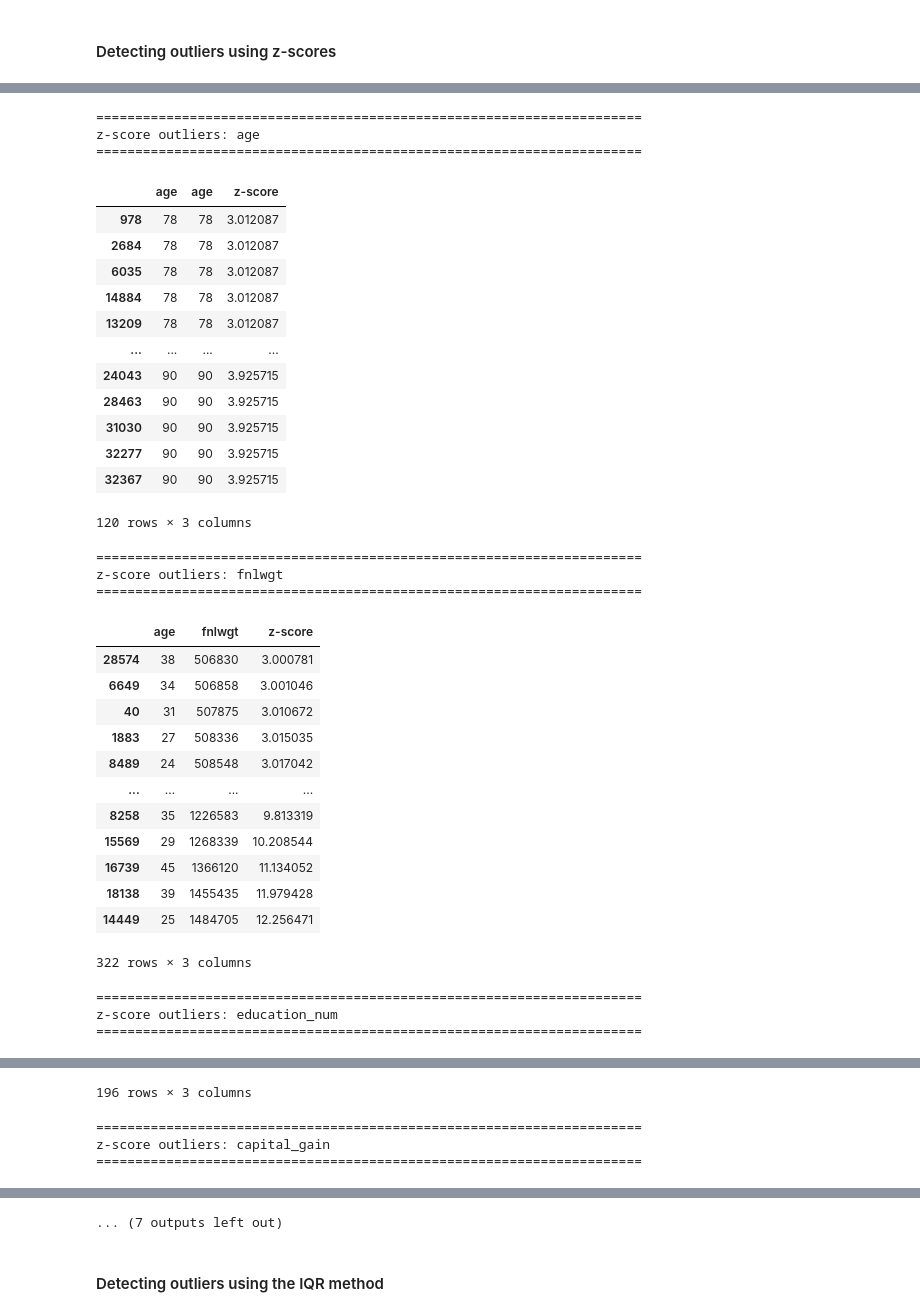
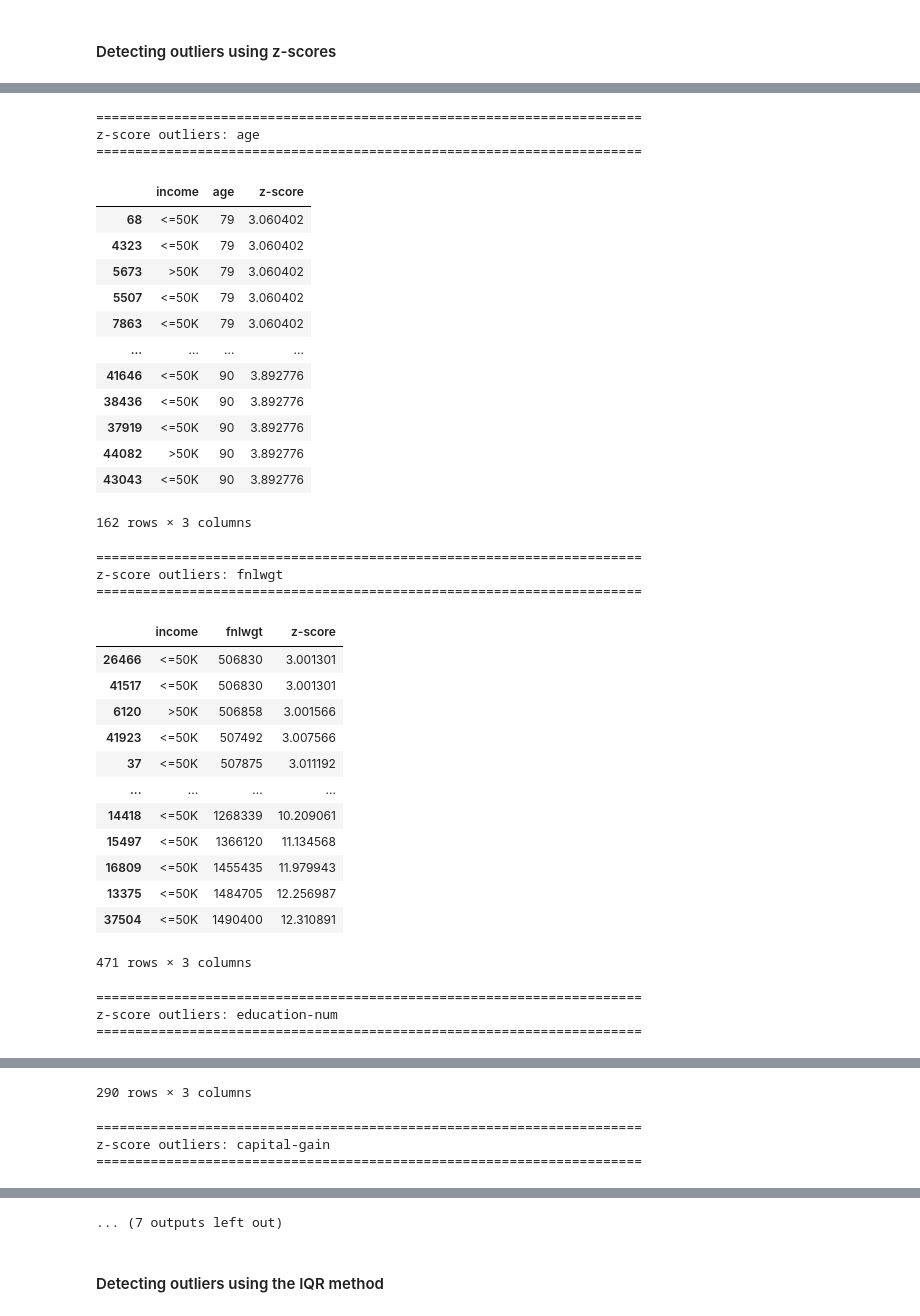
Before and after one commit to marizxv/t4e_DataScience_school, a Jupyter notebook: scripts/Descriptive_statistics.ipynb, the cells around one changed output, grey strips where cells are left out. Saved outputs shown, nothing was run; the diff lists cells and outputs as text; code cells hidden in the pictures.

```diff
--- a/scripts/Descriptive_statistics.ipynb
+++ b/scripts/Descriptive_statistics.ipynb
@@ -105,0 +141,8 @@ display(missing_values)
+# %%
+print("Rows before:", len(df))
+
+df = df.drop_duplicates()
+df = df.reset_index(drop=True)
+
+print("Rows after:", len(df))
+print("Duplicate rows left:", df.duplicated().sum())
@@ -110,10 +157,10 @@ display(missing_values)
 # %%
 numeric_columns = [ "age",
     "fnlwgt",
-    "education_num",
-    "capital_gain",
-    "capital_loss",
-    "hours_per_week"
+    "education-num",
+    "capital-gain",
+    "capital-loss",
+    "hours-per-week"
 ]
 
 # Basic descriptive statistics
@@ -199,12 +246,12 @@ display(descriptive_statistics)
 categorical_columns = [
     "workclass",
     "education",
-    "marital_status",
+    "marital-status",
     "occupation",
     "relationship",
     "race",
-    "gender",
-    "native_country"
+    "sex",
+    "native-country"
 ]
 
 for column in categorical_columns:
@@ -538,7 +585,7 @@ for column in numeric_columns:
 
         outlier_table = df.loc[
             outlier_indices,
-            ["age", column]
+            ["income", column]
         ].copy()
 
         outlier_table["z-score"] = z_scores.loc[
@@ -568,35 +615,35 @@ for column in numeric_columns:
 ======================================================================
 z-score outliers: age
 ======================================================================
-|  | age | age | z-score |
-| 978 | 78 | 78 | 3.012087 |
-| 2684 | 78 | 78 | 3.012087 |
-| 6035 | 78 | 78 | 3.012087 |
-| 14884 | 78 | 78 | 3.012087 |
-| 13209 | 78 | 78 | 3.012087 |
+|  | income | age | z-score |
+| 68 | <=50K | 79 | 3.060402 |
+| 4323 | <=50K | 79 | 3.060402 |
+| 5673 | >50K | 79 | 3.060402 |
+| 5507 | <=50K | 79 | 3.060402 |
+| 7863 | <=50K | 79 | 3.060402 |
 | ... | ... | ... | ... |
-| 24043 | 90 | 90 | 3.925715 |
-| 28463 | 90 | 90 | 3.925715 |
-| 31030 | 90 | 90 | 3.925715 |
-| 32277 | 90 | 90 | 3.925715 |
-| 32367 | 90 | 90 | 3.925715 |
+| 41646 | <=50K | 90 | 3.892776 |
+| 38436 | <=50K | 90 | 3.892776 |
+| 37919 | <=50K | 90 | 3.892776 |
+| 44082 | >50K | 90 | 3.892776 |
+| 43043 | <=50K | 90 | 3.892776 |
-120 rows × 3 columns
+162 rows × 3 columns
 ======================================================================
 z-score outliers: fnlwgt
 ======================================================================
-|  | age | fnlwgt | z-score |
-| 28574 | 38 | 506830 | 3.000781 |
-| 6649 | 34 | 506858 | 3.001046 |
-| 40 | 31 | 507875 | 3.010672 |
-| 1883 | 27 | 508336 | 3.015035 |
-| 8489 | 24 | 508548 | 3.017042 |
+|  | income | fnlwgt | z-score |
+| 26466 | <=50K | 506830 | 3.001301 |
+| 41517 | <=50K | 506830 | 3.001301 |
+| 6120 | >50K | 506858 | 3.001566 |
+| 41923 | <=50K | 507492 | 3.007566 |
+| 37 | <=50K | 507875 | 3.011192 |
 | ... | ... | ... | ... |
-| 8258 | 35 | 1226583 | 9.813319 |
-| 15569 | 29 | 1268339 | 10.208544 |
-| 16739 | 45 | 1366120 | 11.134052 |
-| 18138 | 39 | 1455435 | 11.979428 |
-| 14449 | 25 | 1484705 | 12.256471 |
+| 14418 | <=50K | 1268339 | 10.209061 |
+| 15497 | <=50K | 1366120 | 11.134568 |
+| 16809 | <=50K | 1455435 | 11.979943 |
+| 13375 | <=50K | 1484705 | 12.256987 |
+| 37504 | <=50K | 1490400 | 12.310891 |
-322 rows × 3 columns
+471 rows × 3 columns
 ======================================================================
-z-score outliers: education_num
+z-score outliers: education-num
 ======================================================================
@@ -615,4 +662,4 @@ z-score outliers: education_num
-196 rows × 3 columns
+290 rows × 3 columns
 ======================================================================
-z-score outliers: capital_gain
+z-score outliers: capital-gain
 ======================================================================
```
Also changed, not shown: parts of 32 cells of this notebook.
